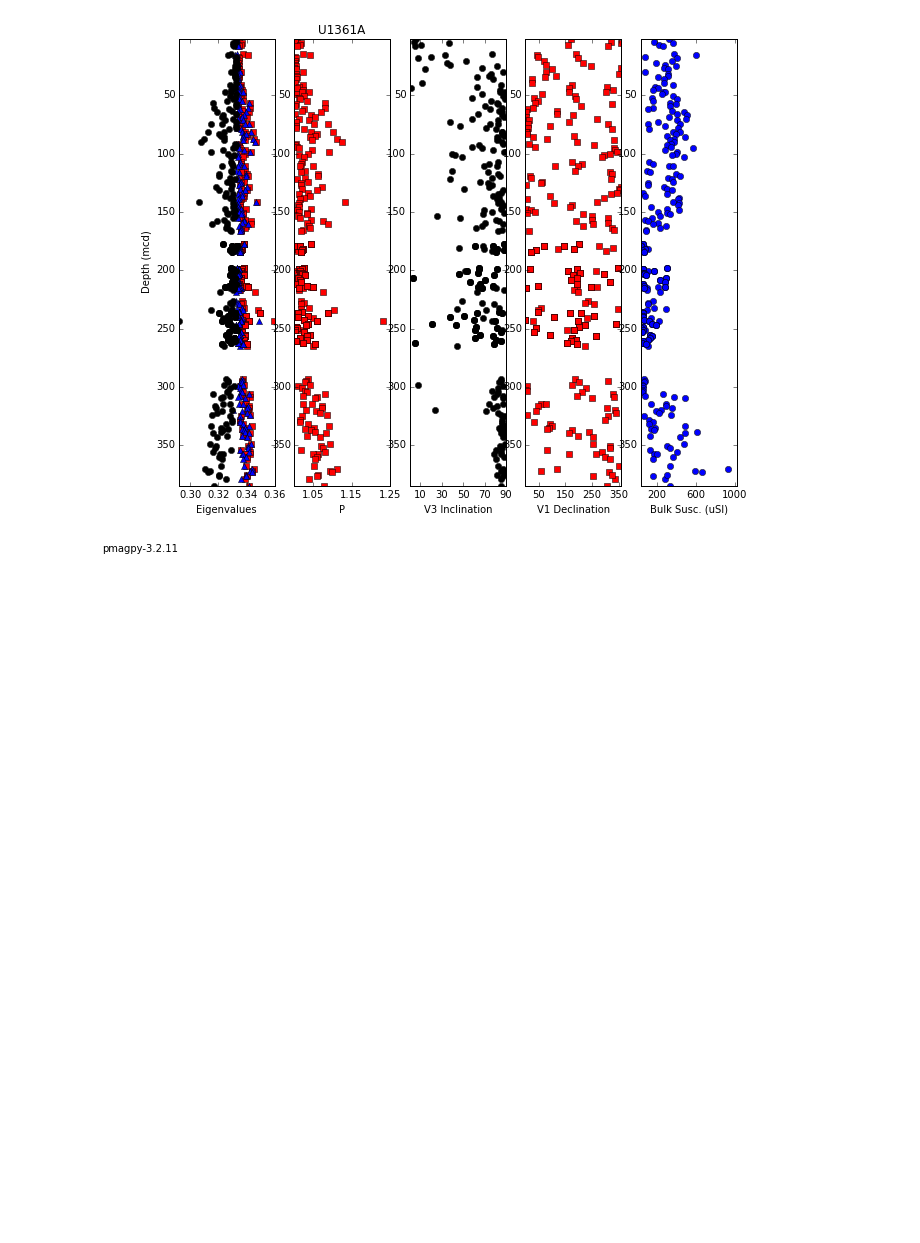
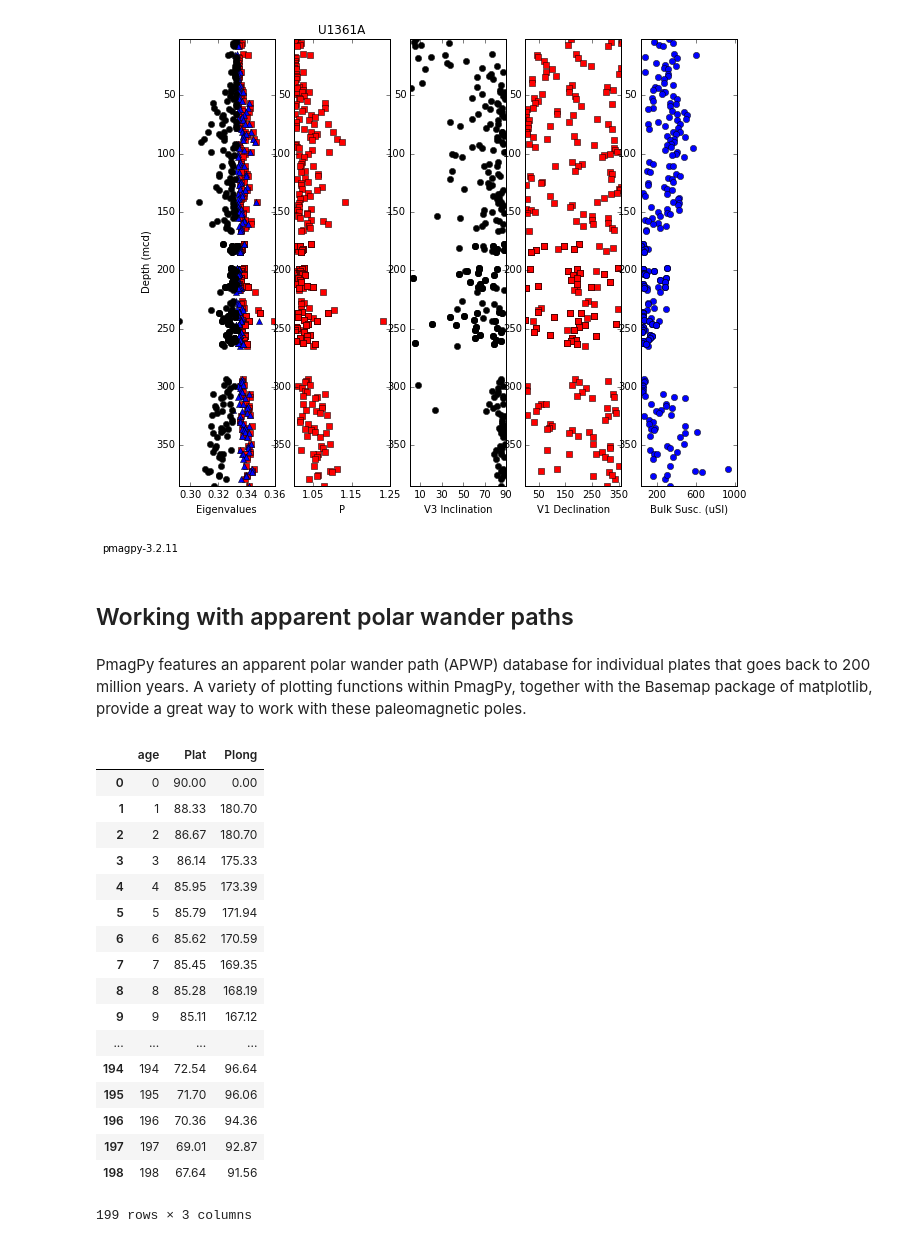
Before and after one commit to PmagPy/2016_Tauxe-et-al_PmagPy_Notebooks, a Jupyter notebook: PmagPy_Notebook_Examples.ipynb, the cells around one changed output. Drawn from its saved outputs; the diff is of its cells as text; code cells hidden in the pictures; blank space fills up the shorter version.

```diff
--- a/PmagPy_Notebook_Examples.ipynb
+++ b/PmagPy_Notebook_Examples.ipynb
@@ -108,3 +107,44 @@ aniso_data.head()
 ipmag.aniso_depthplot(dir_path='./PmagPy_Datafiles/ani_depthplot/');
 # %% [output]
 [figure]
+# %% [markdown]
+## Working with apparent polar wander paths
+# %% [markdown]
+PmagPy features an apparent polar wander path (APWP) database for individual plates that goes back to 200 million years. A variety of plotting functions within PmagPy, together with the Basemap package of matplotlib, provide a great way to work with these paleomagnetic poles.
+# %%
+#THE FOLLOWING SHOULD PROBABLY BE INTEGRATED INTO THE GET_PLATE_DATA FUNCTION SO THAT OUTPUT IS EASIER TO WORK WITH
+
+NA_poles_readin = pmag.get_plate_data('NA')
+# take care of some formatting -- pole list is output as a string
+NA_poles = NA_poles_readin.split('\n')[1:-1]
+#create empty Data Frame
+NA_poles_list = pd.DataFrame(columns=['age','Plat','Plong'])
+
+NA_poles_new = []
+for pole in NA_poles:
+    pole_values = pole.split()
+    NA_poles_list.ix[pole_values[0]] = pd.Series({'age':float(pole_values[0]),
+                                                  'Plat':float(pole_values[1]),
+                                                  'Plong':float(pole_values[2])})
+    NA_poles_new.append(pole_values)
+NA_poles_list.reset_index(inplace=True,drop='index')
+NA_poles_list
+# %% [output]
+|  | age | Plat | Plong |
+| 0 | 0 | 90.00 | 0.00 |
+| 1 | 1 | 88.33 | 180.70 |
+| 2 | 2 | 86.67 | 180.70 |
+| 3 | 3 | 86.14 | 175.33 |
+| 4 | 4 | 85.95 | 173.39 |
+| 5 | 5 | 85.79 | 171.94 |
+| 6 | 6 | 85.62 | 170.59 |
+| 7 | 7 | 85.45 | 169.35 |
+| 8 | 8 | 85.28 | 168.19 |
+| 9 | 9 | 85.11 | 167.12 |
+| ... | ... | ... | ... |
+| 194 | 194 | 72.54 | 96.64 |
+| 195 | 195 | 71.70 | 96.06 |
+| 196 | 196 | 70.36 | 94.36 |
+| 197 | 197 | 69.01 | 92.87 |
+| 198 | 198 | 67.64 | 91.56 |
+199 rows × 3 columns
```
Also changed, not shown: parts of 7 cells of this notebook.
